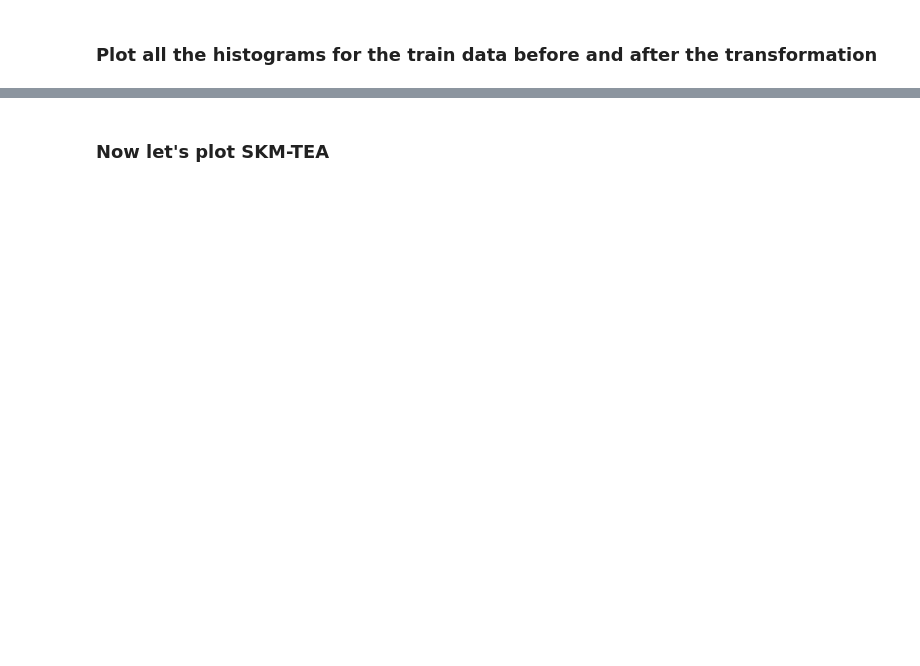
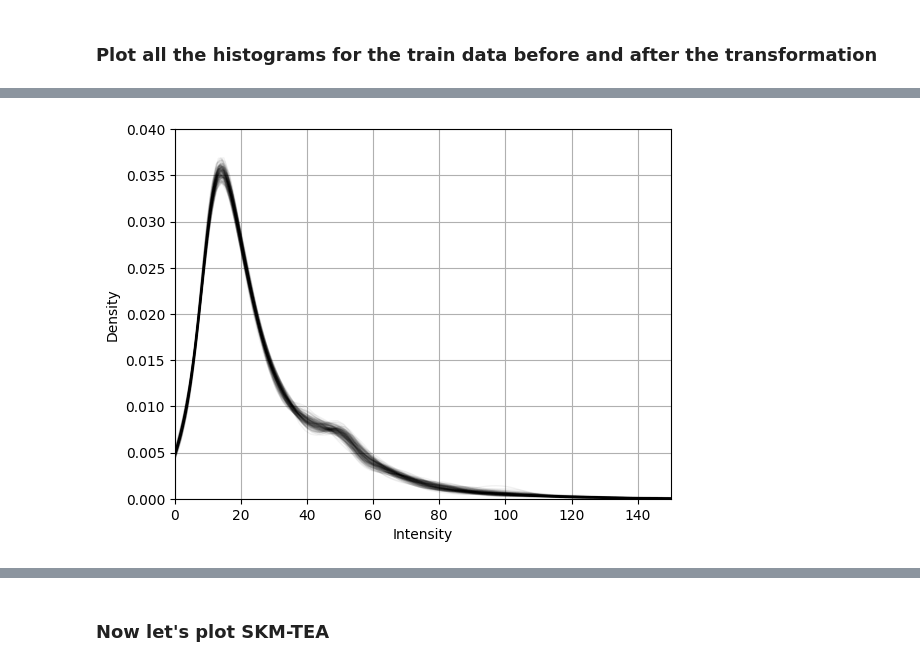
Before and after one commit to oliverjm1/mri_normalisation, a Jupyter notebook: methods/calculate_histogram_template.ipynb, the cells around one changed output, grey strips where cells are left out. Saved outputs shown, nothing was run; the diff lists cells and outputs as text; code cells hidden in the pictures; blank space fills up the shorter version.

```diff
--- a/methods/calculate_histogram_template.ipynb
+++ b/methods/calculate_histogram_template.ipynb
@@ -89,28 +107,30 @@ plt.savefig('iwoai_histograms.pdf', format='pdf', bbox_inches='tight')
 # %%
 fig, ax = plt.subplots(dpi=100)
 for path in tqdm(files):
     image = sitk.ReadImage(path)
     image = sitk.GetArrayFromImage(image)
 
     # turn to tio subject
     sample = tio.Subject(
         mri=tio.ScalarImage(tensor=np.expand_dims(image, axis=0))
     )
 
     standard = histogram_transform(sample)
     tensor = standard.mri.data
     values = tensor.numpy().ravel()
 
     # get sample of values
-    sample = np.random.choice(values, 100000)
+    sample = np.random.choice(values, 10000)
     plot_histogram(ax, sample)
 
 ax.set_xlabel('Intensity')
 ax.set_ylabel('Density')
 ax.set_xlim(0, 150)
 ax.set_ylim(0, 0.04)
 ax.grid()
 plt.savefig('iwoai_transformed_histograms.pdf', format='pdf', bbox_inches='tight')
+# %% [output]
+[figure, added]
 # %%
 # attempt to transform one image when read in as a numpy array
 image = sitk.ReadImage(files[0])
```
Also changed, not shown: parts of 14 cells of this notebook, 5 other files.
